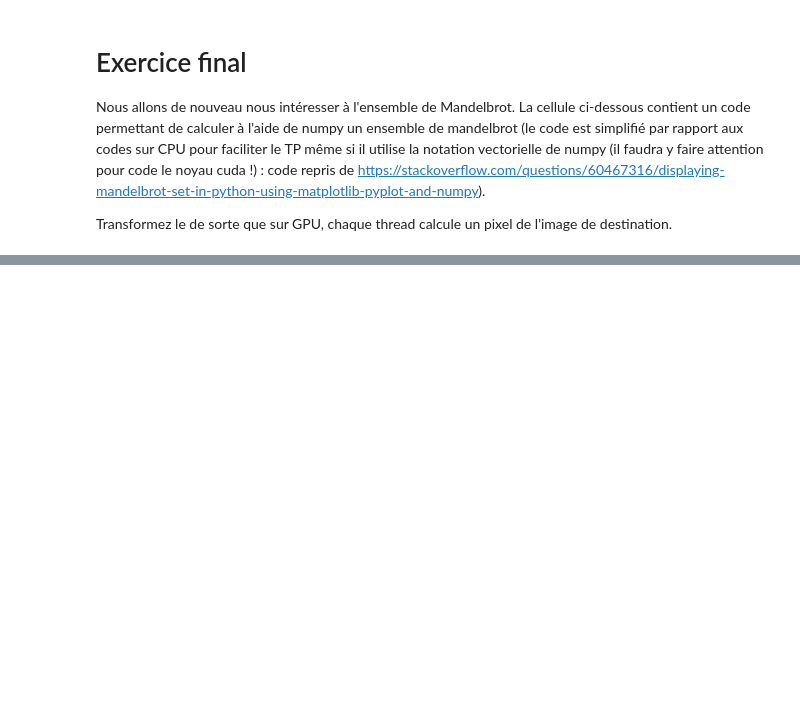
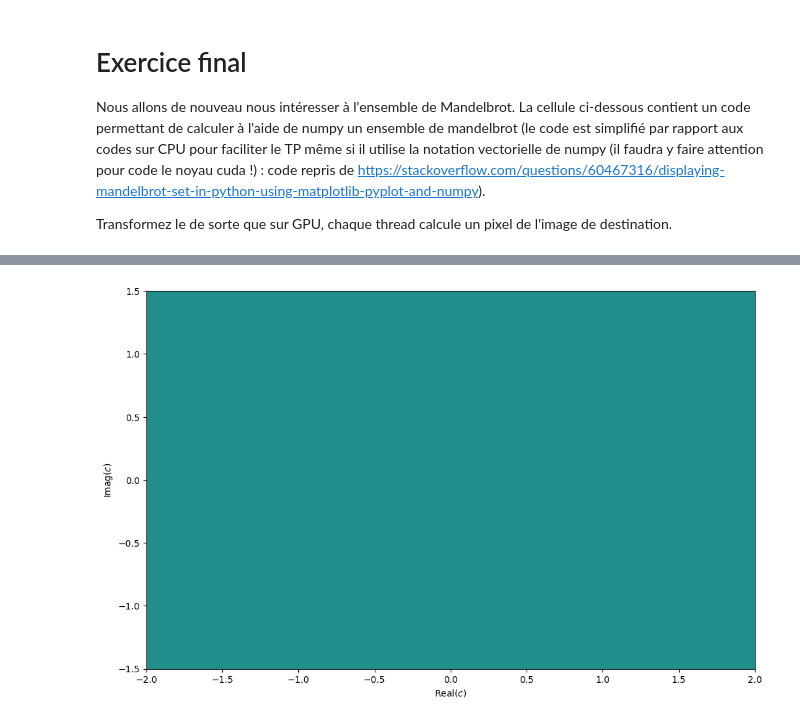
Before and after one commit to ssymon8/OS202, a Jupyter notebook: travaux_diriges/tp5/TP_numero_cinq.ipynb, the cells around one changed output, grey strips where cells are left out. Drawn from its saved outputs; the diff is of its cells as text; code cells hidden in the pictures; blank space fills up the shorter version.

```diff
--- a/travaux_diriges/tp5/TP_numero_cinq.ipynb
+++ b/travaux_diriges/tp5/TP_numero_cinq.ipynb
@@ -197,7 +263,7 @@ div = 1000 # divisions
 # all possible values of c
 c = np.linspace(-2,2,div)[:,np.newaxis] + 1j*np.linspace(-1.5,1.5,div)[np.newaxis,:]
 # array of ones of same dimensions as c
-ones = np.ones(np.shape(c), np.int)
+ones = np.ones(np.shape(c),int)
 # Array that will hold colors for plot, initial value set here will be
 # the color of the points in the mandelbrot set, i.e. where the series
 # converges.
@@ -225,3 +291,73 @@ plt.savefig("plot.png")
 plt.show()
 # %% [output]
 [figure]
+# %%
+# initial values
+loop = np.int32(100) # number of interations
+div = np.int32(1000) # divisions
+# all possible values of c
+c = np.linspace(-2,2,div)[:,np.newaxis] + 1j*np.linspace(-1.5,1.5,div)[np.newaxis,:]
+
+ones = np.ones(np.shape(c),int)
+color = ones * loop + 5
+
+
+#un gpu ne sait pas gérer des complexes on va donc séparer l'array c en sa partie réelle et sa partie imaginaire
+# (en simple floats évidemment)
+real_c = c.real.astype(np.float32)
+imag_c = c.imag.astype(np.float32)
+color = color.astype(np.float32)
+
+#même process qu'avant
+real_c_gpu = cuda.mem_alloc(real_c.nbytes)
+imag_c_gpu = cuda.mem_alloc(imag_c.nbytes)
+color_gpu = cuda.mem_alloc(color.nbytes)
+
+cuda.memcpy_htod(real_c_gpu, real_c)
+cuda.memcpy_htod(imag_c_gpu, imag_c)
+cuda.memcpy_htod(color_gpu, color)
+
+
+
+mod=SourceModule("""
+    __global__ void mandelbrot(int loop, int div, float *real_c, float *imag_c, float *color)
+{
+  float real_z=0;
+  float imag_z=0;
+  int n;
+  for (n=0; n<loop; n++)
+  {
+    int idx = threadIdx.x + threadIdx.y * div;
+    float real_z_new = real_z*real_z - imag_z*imag_z + real_c[idx];
+    float imag_z_new = 2*real_z*imag_z + imag_c[idx];
+
+    if (real_z_new*real_z_new + imag_z_new*imag_z_new > 4)
+    {
+      color[idx] = n;
+      break;
+    }
+
+    real_z = real_z_new;
+    imag_z = imag_z_new;
+  }
+}
+""")
+
+func4 = mod.get_function("mandelbrot")
+func4(loop, div, real_c_gpu, imag_c_gpu, color_gpu, block=(32,32,1))
+
+color_result = numpy.empty_like(real_c)
+cuda.memcpy_dtoh(color_result, color_gpu)
+
+plt.rcParams['figure.figsize'] = [12, 7.5]
+# contour plot with real and imaginary parts of c as axes
+# and colored according to 'color'
+plt.contourf(c.real, c.imag, color)
+plt.xlabel("Real($c$)")
+plt.ylabel("Imag($c$)")
+plt.xlim(-2,2)
+plt.ylim(-1.5,1.5)
+plt.savefig("plot.png")
+plt.show()
+# %% [output]
+[figure, added]
```
Also changed, not shown: parts of 2 cells of this notebook.
